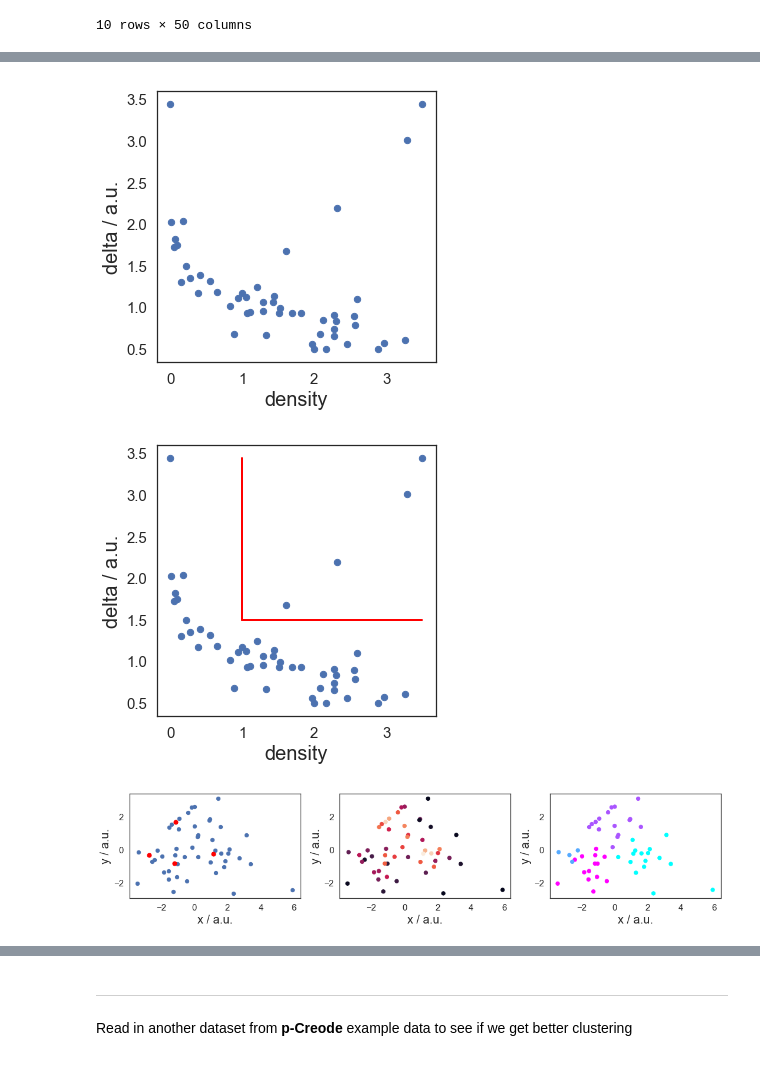
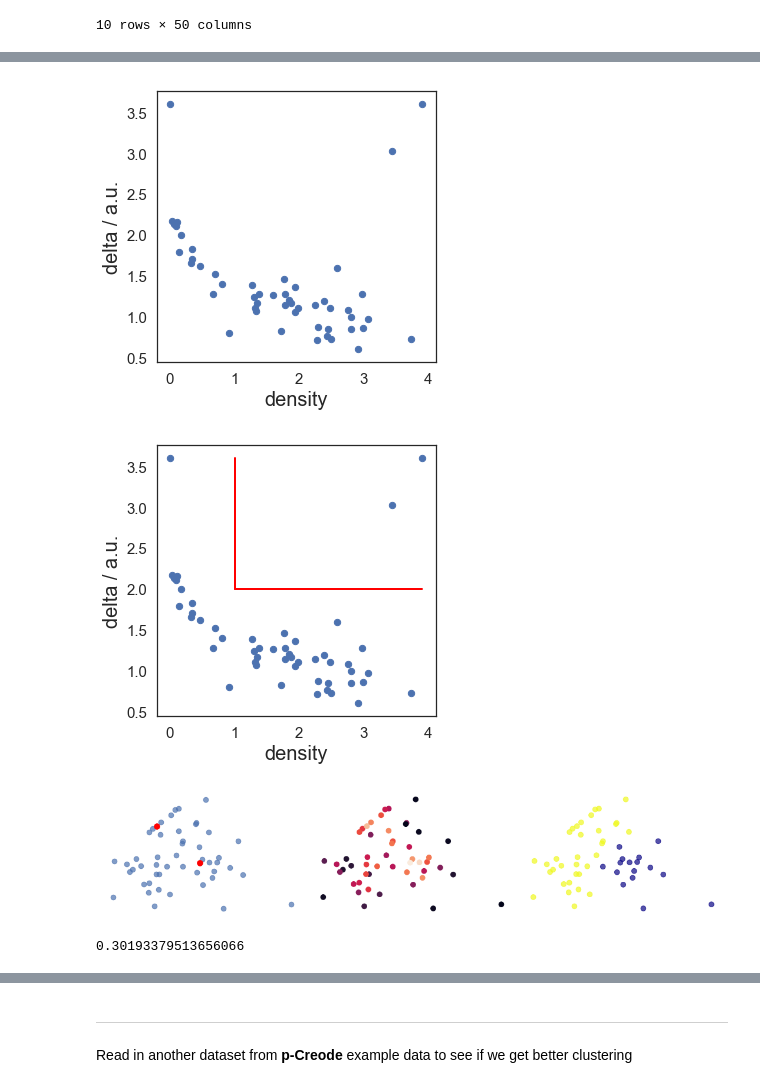
Before and after one commit to codyheiser/furry-couscous, a Jupyter notebook: clustering.ipynb, the cells around one changed output, grey strips where cells are left out. Cells and saved outputs as stored; diff of their text form; code cells hidden in the pictures.

Commit message:
working with pydpc clustering and distance metrics for a couple datasets

```diff
--- a/clustering.ipynb
+++ b/clustering.ipynb
@@ -206,0 +201,14 @@ fig.tight_layout()
+# %%
+# plot clusters with point densities
+fig, ax = plt.subplots(1, 3, figsize=(15, 5))
+ax[0].scatter(AS1_1291_1_DCA_PCA_tSNE[:, 0], AS1_1291_1_DCA_PCA_tSNE[:, 1], s=75, alpha=0.7)
+ax[0].scatter(AS1_1291_1_DCA_PCA_tSNE[dca_pca_clu.clusters, 0], AS1_1291_1_DCA_PCA_tSNE[dca_pca_clu.clusters, 1], s=90, c="red")
+ax[1].scatter(AS1_1291_1_DCA_PCA_tSNE[:, 0], AS1_1291_1_DCA_PCA_tSNE[:, 1], s=75, c=dca_pca_clu.density)
+ax[2].scatter(AS1_1291_1_DCA_PCA_tSNE[:, 0], AS1_1291_1_DCA_PCA_tSNE[:, 1], s=75, c=dca_pca_clu.membership, cmap=plt.cm.plasma, alpha=0.7)
+for _ax in ax:
+    _ax.tick_params(labelsize=15)
+    _ax.set_aspect('equal')
+    _ax.tick_params(labelbottom=False, labelleft=False)
+
+sns.despine(left=True, bottom=True)
+fig.tight_layout()
@@ -256,0 +375,3 @@ plt.tight_layout()
+# %%
+# Perform PCA. Only use 10 components because there's only 10 samples.
+umi_rna_PCA = fcc_utils.fcc_PCA(x=umi_rna_norm, n_comp=10)
@@ -257,23 +380,28 @@ plt.tight_layout()
 # %%
-clu = Cluster(umi_rna_PCA_results) # perform density peak clustering on PCA for umi dataset
+umi_pca_clu = Cluster(umi_rna_PCA) # perform density peak clustering on PCA for umi dataset
 # %% [output]
-[figure, old version]
+[figure, new version]
 # %%
-clu.assign(1,1.5) # assign cluster centers; looks like there's only one for this dataset
+umi_pca_clu.assign(1,2) # assign cluster centers; looks like there's only one for this dataset
 # %% [output]
-[figure, old version]
+[figure, new version]
 # %%
 # plot clusters with point densities
 fig, ax = plt.subplots(1, 3, figsize=(15, 5))
-ax[0].scatter(umi_rna_PCA_results[:, 0], umi_rna_PCA_results[:, 1], s=40)
-ax[0].scatter(umi_rna_PCA_results[clu.clusters, 0], umi_rna_PCA_results[clu.clusters, 1], s=50, c="red")
-ax[1].scatter(umi_rna_PCA_results[:, 0], umi_rna_PCA_results[:, 1], s=40, c=clu.density)
-ax[2].scatter(umi_rna_PCA_results[:, 0], umi_rna_PCA_results[:, 1], s=40, c=clu.membership, cmap=plt.cm.cool)
+ax[0].scatter(umi_rna_PCA[:, 0], umi_rna_PCA[:, 1], s=75, alpha=0.7)
+ax[0].scatter(umi_rna_PCA[umi_pca_clu.clusters, 0], umi_rna_PCA[umi_pca_clu.clusters, 1], s=90, c="red")
+ax[1].scatter(umi_rna_PCA[:, 0], umi_rna_PCA[:, 1], s=75, c=umi_pca_clu.density)
+ax[2].scatter(umi_rna_PCA[:, 0], umi_rna_PCA[:, 1], s=75, c=umi_pca_clu.membership, cmap=plt.cm.plasma, alpha=0.7)
 for _ax in ax:
-    _ax.set_xlabel(r"x / a.u.", fontsize=20)
-    _ax.set_ylabel(r"y / a.u.", fontsize=20)
-    _ax.tick_params(labelsize=15)
     _ax.set_aspect('equal')
+    _ax.tick_params(labelbottom=False, labelleft=False)
+
+sns.despine(left=True, bottom=True)
 fig.tight_layout()
 # %% [output]
-[figure, old version]
+[figure, new version]
+# %%
+# calculate silhouette score for clustered results
+silhouette_score(umi_rna_PCA, umi_pca_clu.membership)
+# %% [output]
+0.30193379513656066
```
Also changed, not shown: parts of 134 cells of this notebook, 2 other files.
